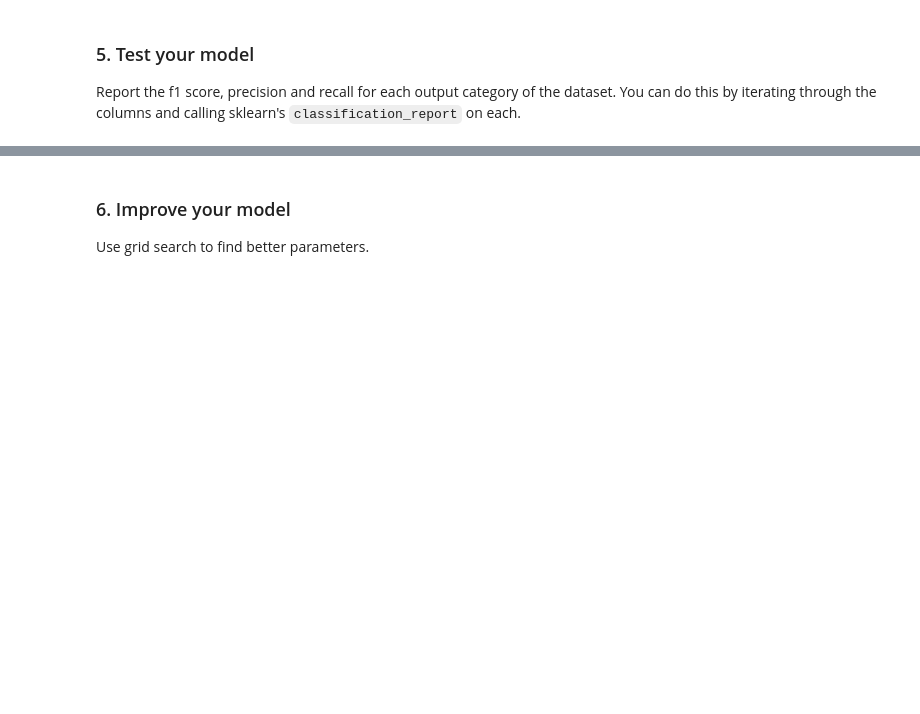
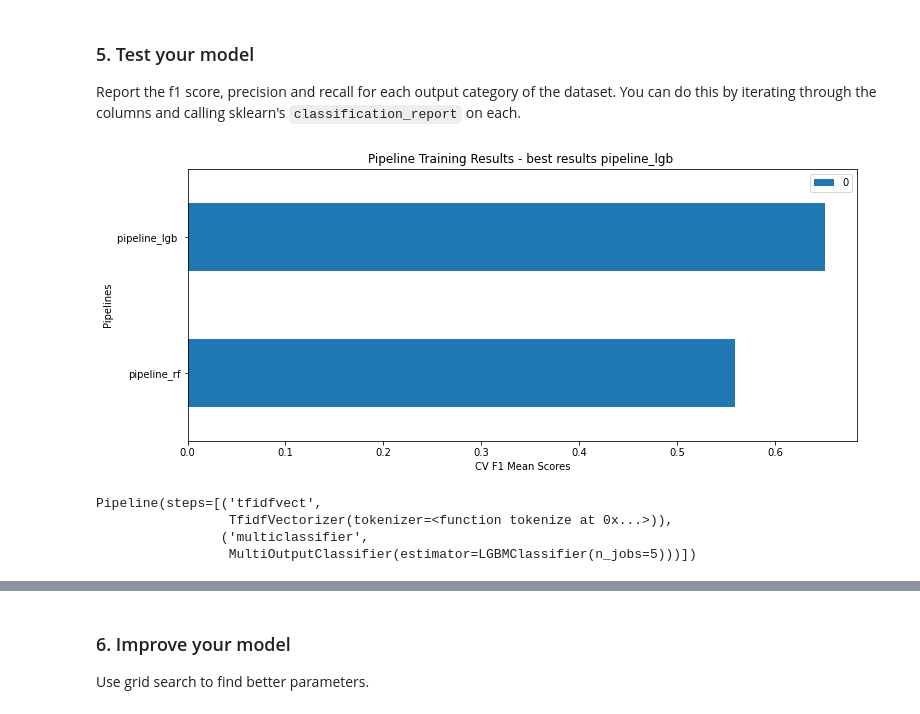
Before and after one commit to waltersmac/Disaster-Response-Pipelines, a Jupyter notebook: notebooks/ML Pipeline Preparation.ipynb, the cells around one changed output, grey strips where cells are left out. Saved outputs shown, nothing was run; the diff lists cells and outputs as text; code cells hidden in the pictures; blank space fills up the shorter version.

```diff
--- a/notebooks/ML Pipeline Preparation.ipynb
+++ b/notebooks/ML Pipeline Preparation.ipynb
@@ -132,13 +161,15 @@ pipeline_f1_score
 Report the f1 score, precision and recall for each output category of the dataset. You can do this by iterating through the columns and calling sklearn's `classification_report` on each.
 # %%
 # Results and Best pipeline
-best_pipline_name = max(f1_results, key=f1_results.get)
+best_pipline_name = max(pipeline_f1_score, key=pipeline_f1_score.get)
 
-ax = pd.DataFrame.from_dict(f1_results, orient='index').plot.barh(figsize=(12,5))
+ax = pd.DataFrame.from_dict(pipeline_f1_score, orient='index').plot.barh(figsize=(12,5))
 ax.set_xlabel("CV F1 Mean Scores")
 ax.set_ylabel("Pipelines")
 ax.set_title('Pipeline Training Results - best results '+ best_pipline_name)
 plt.show()
+# %% [output]
+[figure, added]
 # %%
 # Train best pipline
 best_pipline = pipeline_dict[best_pipline_name]
@@ -147,2 +176,9 @@ best_pipline
+# %%
+best_pipline.fit(X_train, y_train)
+# %% [output]
+Pipeline(steps=[('tfidfvect',
+                 TfidfVectorizer(tokenizer=<function tokenize at 0x...>)),
+                ('multiclassifier',
+                 MultiOutputClassifier(estimator=LGBMClassifier(n_jobs=5)))])
 # %%
 # predict on test data
```
Also changed, not shown: parts of 9 cells of this notebook.
